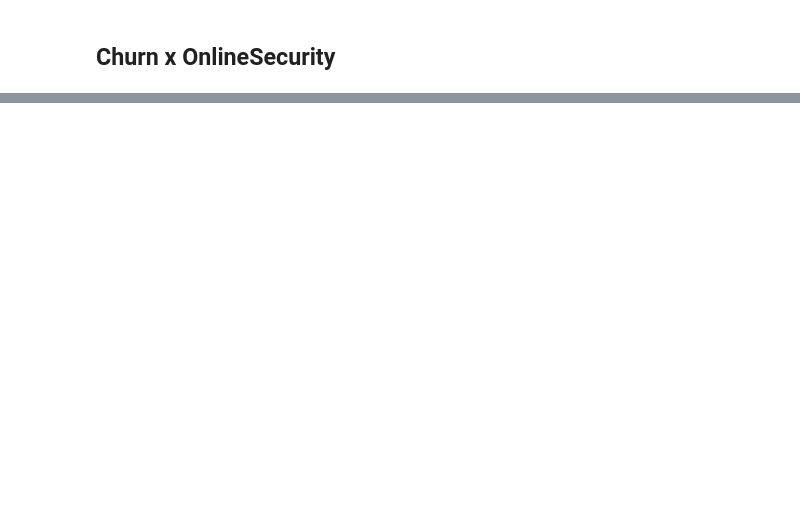
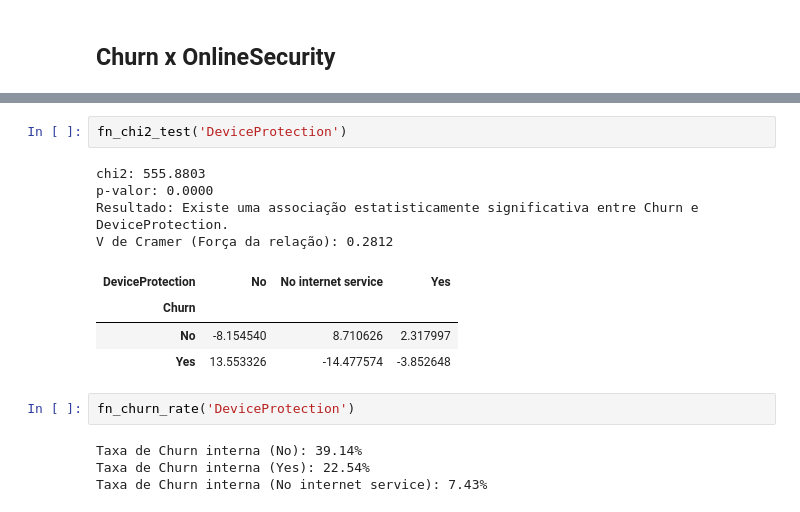
Before and after one commit to igao01/ds_telecom_churn, a Jupyter notebook: notebooks/eda_telco_churn.ipynb, the cells around one changed output, grey strips where cells are left out. Drawn from its saved outputs; the diff is of its cells as text; blank space fills up the shorter version.

```diff
--- a/notebooks/eda_telco_churn.ipynb
+++ b/notebooks/eda_telco_churn.ipynb
@@ -149,0 +185,17 @@ V de Cramer (Força da relação): 0.3470
+# %%
+fn_chi2_test('DeviceProtection')
+# %% [output]
+chi2: 555.8803
+p-valor: 0.0000
+Resultado: Existe uma associação estatisticamente significativa entre Churn e DeviceProtection.
+V de Cramer (Força da relação): 0.2812
+| DeviceProtection | No | No internet service | Yes |
+| Churn |  |  |  |
+| No | -8.154540 | 8.710626 | 2.317997 |
+| Yes | 13.553326 | -14.477574 | -3.852648 |
+# %%
+fn_churn_rate('DeviceProtection')
+# %% [output]
+Taxa de Churn interna (No): 39.14%
+Taxa de Churn interna (Yes): 22.54%
+Taxa de Churn interna (No internet service): 7.43%
```
Also changed, not shown: parts of 22 cells of this notebook.
